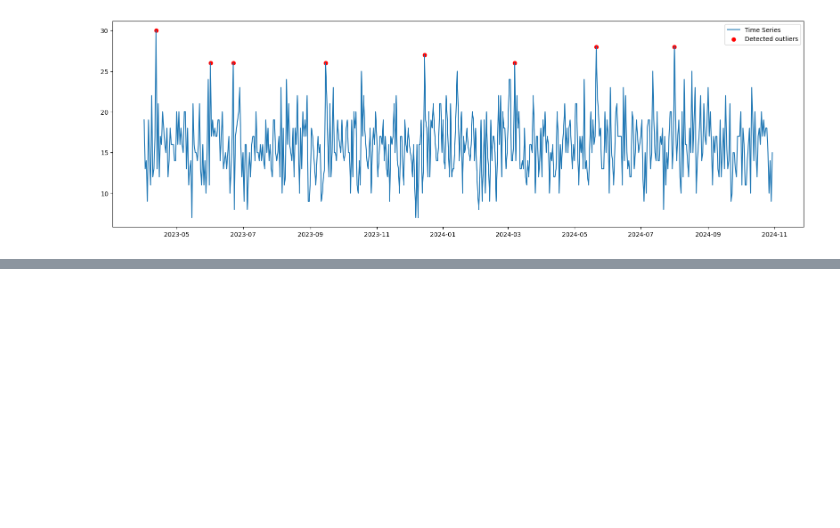
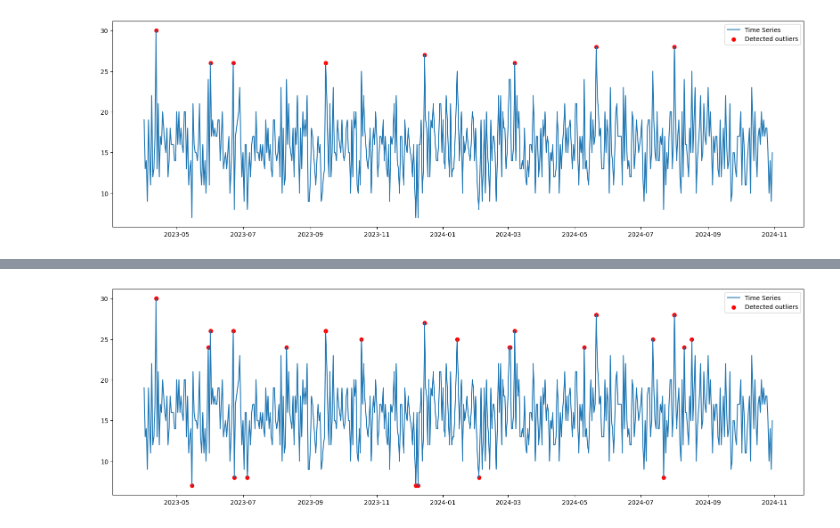
Before and after one commit to Mikayla-ds2/surge-sense, a Jupyter notebook: time_series_eda.ipynb, the cells around one changed output, grey strips where cells are left out. Saved outputs shown, nothing was run; the diff lists cells and outputs as text; code cells hidden in the pictures; blank space fills up the shorter version.

Commit message:
nice plots; moving onto seasonal decomposition

```diff
--- a/time_series_eda.ipynb
+++ b/time_series_eda.ipynb
@@ -350,6 +350,7 @@ print(f"Detected {len(outliers_z3_score)} outliers ({z_outlier_percent:.2f}% of
 
 ax = data.plot(x='admission_day', y='visit_count', label="Time Series", figsize=(20, 6))
 outlier_dates = matplotlib.dates.date2num(outliers_z3_score['admission_day'])
+z2_outlier_dates = matplotlib.dates.date2num(outliers_z2_score['admission_day'])
 ax.scatter(outlier_dates, outliers_z3_score['visit_count'], color='red', label='Detected outliers')
 ax.legend()
 plt.show()
@@ -488,0 +472,12 @@ plt.show()
+# %%
+# shared outlier plot (time series with indicated outliers from all methodologies)
+fig, ax = plt.subplots(figsize=(20, 6))
+ax.plot(df['admission_day'], df['visit_count'], label='Time Series')
+ax.scatter(outliers_iqr['admission_day'], outliers_iqr['visit_count'],
+           color='red', label='Detected outliers')
+ax.scatter(outlier_dates, outliers_z3_score['visit_count'], color='red')
+ax.scatter(z2_outlier_dates, outliers_z2_score['visit_count'], color='red')
+ax.legend()
+plt.show()
+# %% [output]
+[figure, added]
```
Also changed, not shown: parts of 2 cells of this notebook, 1 other file.
